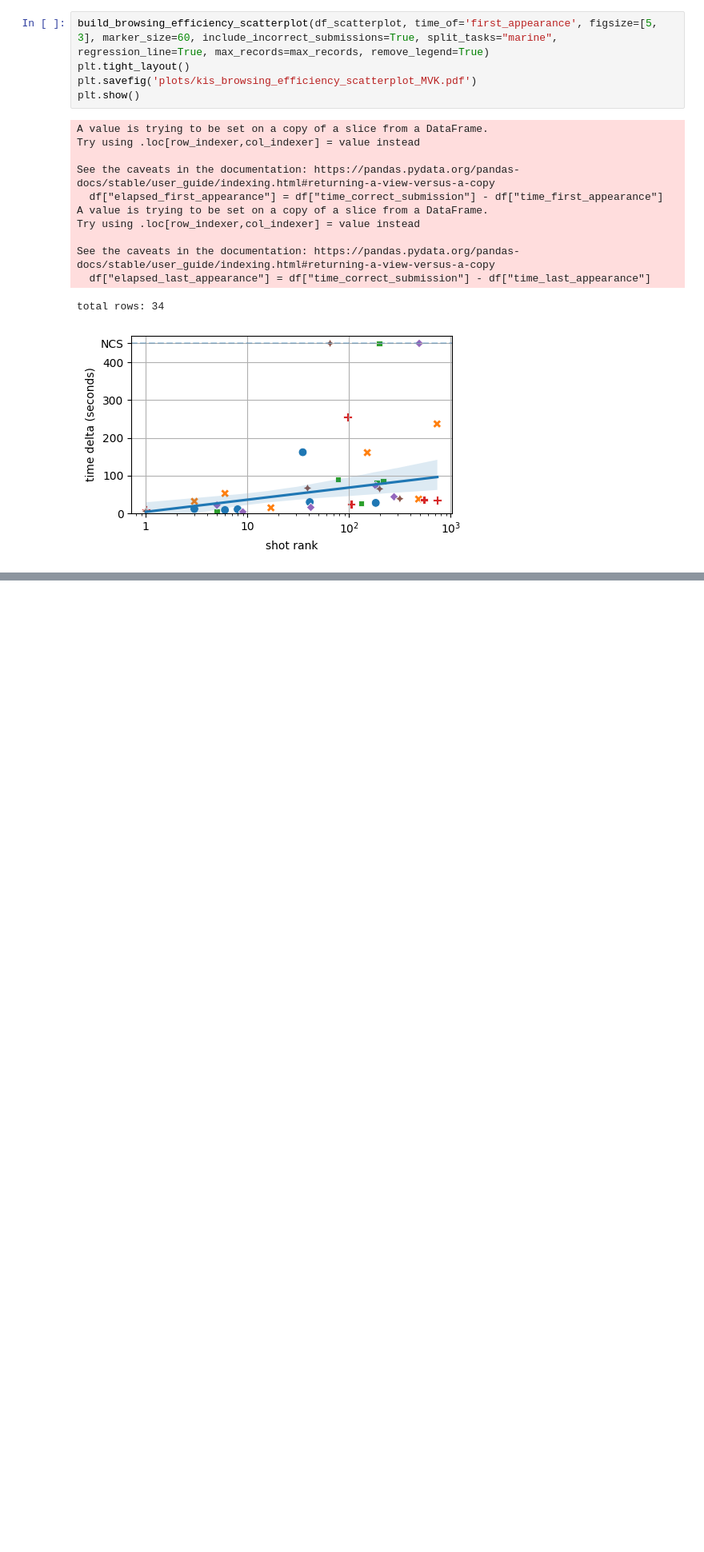
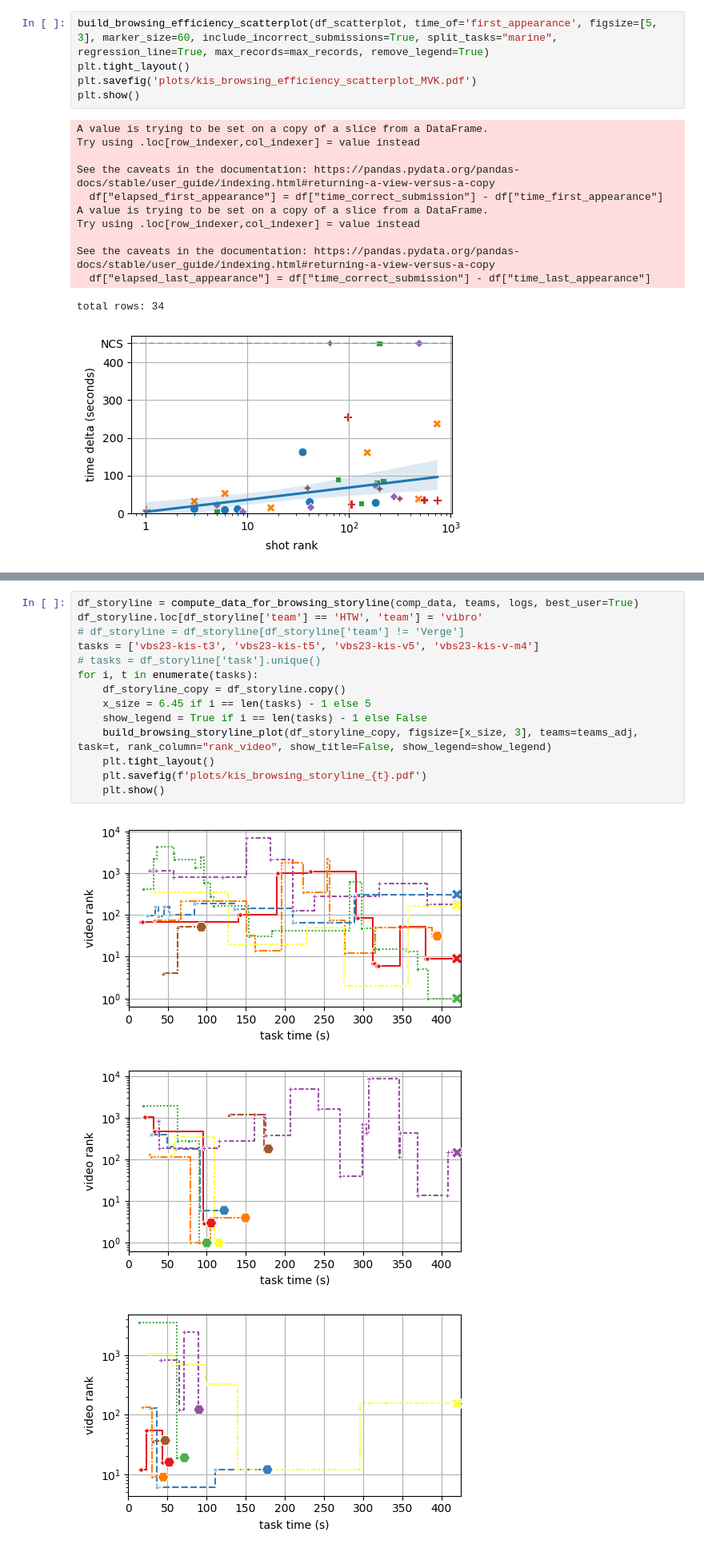
Before and after one commit to sauterl/VBS23-Post-Hoc-Analysis, a Jupyter notebook: src/python/notebooks/browsing.ipynb, the cells around one changed output, grey strips where cells are left out. Shown: that part at 80% size. Saved outputs shown, nothing was run; the diff lists cells and outputs as text; blank space fills up the shorter version.

Commit message:
Browsing storyline plots

```diff
--- a/src/python/notebooks/browsing.ipynb
+++ b/src/python/notebooks/browsing.ipynb
@@ -492,0 +534,18 @@ for v in ["rank_shot_margin_0", "rank_video", "time_first_appearance_video", "ti
+# %%
+df_storyline = compute_data_for_browsing_storyline(comp_data, teams, logs, best_user=True)
+df_storyline.loc[df_storyline['team'] == 'HTW', 'team'] = 'vibro'
+# df_storyline = df_storyline[df_storyline['team'] != 'Verge']
+tasks = ['vbs23-kis-t3', 'vbs23-kis-t5', 'vbs23-kis-v5', 'vbs23-kis-v-m4']
+# tasks = df_storyline['task'].unique()
+for i, t in enumerate(tasks):
+    df_storyline_copy = df_storyline.copy()
+    x_size = 6.45 if i == len(tasks) - 1 else 5
+    show_legend = True if i == len(tasks) - 1 else False
+    build_browsing_storyline_plot(df_storyline_copy, figsize=[x_size, 3], teams=teams_adj, task=t, rank_column="rank_video", show_title=False, show_legend=show_legend)
+    plt.tight_layout()
+    plt.savefig(f'plots/kis_browsing_storyline_{t}.pdf')
+    plt.show()
+# %% [output]
+[figure, added]
+[figure, added]
+[figure, added]
```
Also changed, not shown: parts of 6 cells of this notebook, 4 other files.
